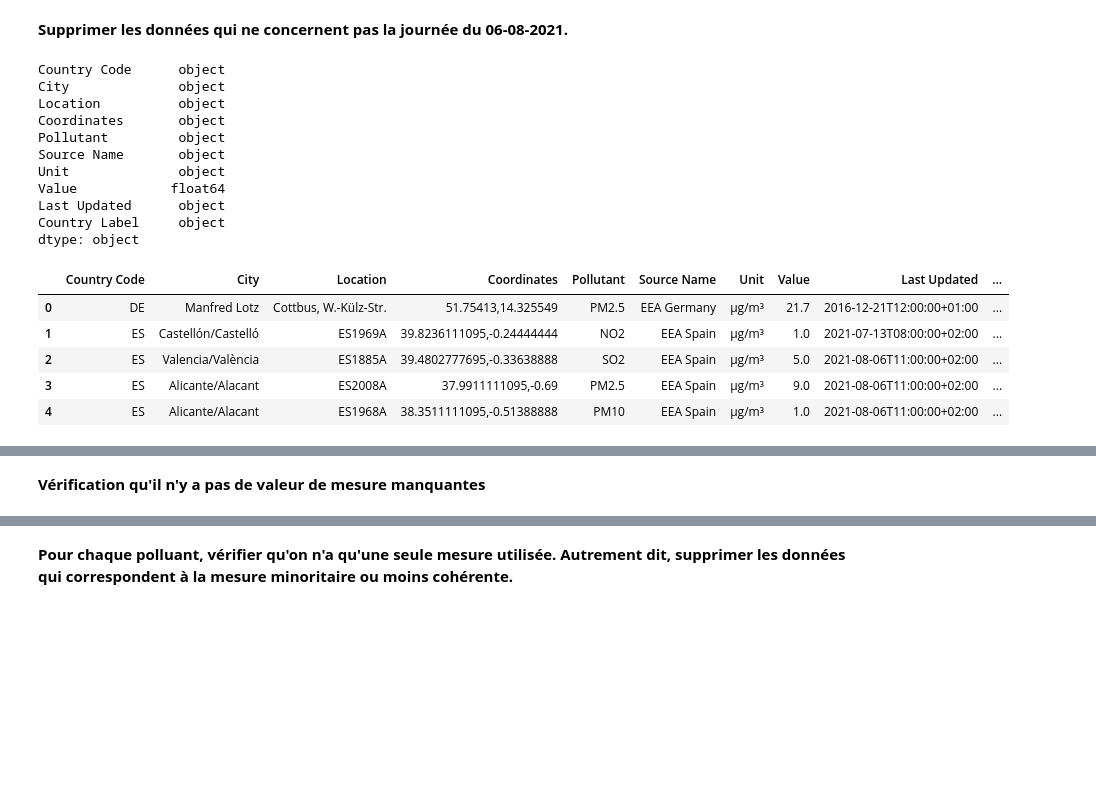
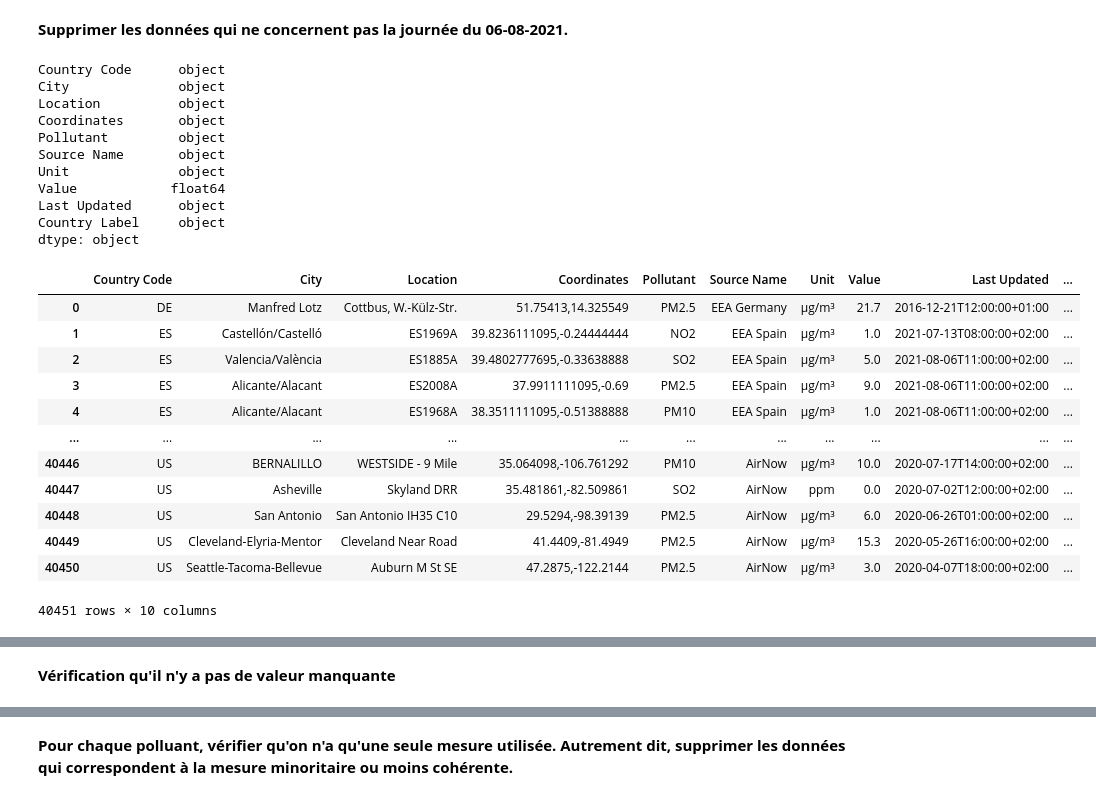
Before and after one commit to jocelyn-ep/S5-J2-Nettoyage-Analyse-BDD, a Jupyter notebook: Air quality/air_quality.ipynb, the cells around one changed output, grey strips where cells are left out. Drawn from its saved outputs; the diff is of its cells as text; code cells hidden in the pictures; blank space fills up the shorter version.

```diff
--- a/Air quality/air_quality.ipynb
+++ b/Air quality/air_quality.ipynb
@@ -10,10 +10,15 @@ Source : https://public.opendatasoft.com/explore/dataset/openaq/export/?disjunct
 import pandas as pd
 import numpy as np
 
-df = pd.read_csv('openaq.csv', on_bad_lines='skip', delimiter=";")
+#configuration d'autres valeurs manquante
+missing_values = ["n/a", "na", "--", " "]
+
+#import
+df = pd.read_csv('openaq.csv', on_bad_lines='skip', delimiter=";", na_values = missing_values)
+
 #vérifications du type de données par colonne
 print(df.dtypes)
-df.head()
+df
 # %% [output]
 Country Code      object
 City              object
@@ -39,29 +51,36 @@ dtype: object
 # %%
 #conversion en utf-8 : cela force à se débarasser des lignes dont les caractères sont illisibles
 for row in df :
   row.encode('utf-8','ignore').decode("utf-8")
 
 #vérifications du type de données par colonne
 print(df.dtypes)
-df.head()
+df
 # %% [output]
 Country Code      object
 City              object
 Location          object
 Coordinates       object
 Pollutant         object
 Source Name       object
 Unit              object
 Value            float64
 Last Updated      object
 Country Label     object
 dtype: object
 |  | Country Code | City | Location | Coordinates | Pollutant | Source Name | Unit | Value | Last Updated | ... |
 | 0 | DE | Manfred Lotz | Cottbus, W.-Külz-Str. | 51.75413,14.325549 | PM2.5 | EEA Germany | µg/m³ | 21.7 | 2016-12-21T12:00:00+01:00 | ... |
 | 1 | ES | Castellón/Castelló | ES1969A | 39.8236111095,-0.24444444 | NO2 | EEA Spain | µg/m³ | 1.0 | 2021-07-13T08:00:00+02:00 | ... |
 | 2 | ES | Valencia/València | ES1885A | 39.4802777695,-0.33638888 | SO2 | EEA Spain | µg/m³ | 5.0 | 2021-08-06T11:00:00+02:00 | ... |
 | 3 | ES | Alicante/Alacant | ES2008A | 37.9911111095,-0.69 | PM2.5 | EEA Spain | µg/m³ | 9.0 | 2021-08-06T11:00:00+02:00 | ... |
 | 4 | ES | Alicante/Alacant | ES1968A | 38.3511111095,-0.51388888 | PM10 | EEA Spain | µg/m³ | 1.0 | 2021-08-06T11:00:00+02:00 | ... |
+| ... | ... | ... | ... | ... | ... | ... | ... | ... | ... | ... |
+| 40446 | US | BERNALILLO | WESTSIDE - 9 Mile | 35.064098,-106.761292 | PM10 | AirNow | µg/m³ | 10.0 | 2020-07-17T14:00:00+02:00 | ... |
+| 40447 | US | Asheville | Skyland DRR | 35.481861,-82.509861 | SO2 | AirNow | ppm | 0.0 | 2020-07-02T12:00:00+02:00 | ... |
+| 40448 | US | San Antonio | San Antonio IH35 C10 | 29.5294,-98.39139 | PM2.5 | AirNow | µg/m³ | 6.0 | 2020-06-26T01:00:00+02:00 | ... |
+| 40449 | US | Cleveland-Elyria-Mentor | Cleveland Near Road | 41.4409,-81.4949 | PM2.5 | AirNow | µg/m³ | 15.3 | 2020-05-26T16:00:00+02:00 | ... |
+| 40450 | US | Seattle-Tacoma-Bellevue | Auburn M St SE | 47.2875,-122.2144 | PM2.5 | AirNow | µg/m³ | 3.0 | 2020-04-07T18:00:00+02:00 | ... |
+40451 rows × 10 columns
 # %%
 df = df.loc[df["Last Updated"].str.contains("2021-08-06")]
 df
@@ -80,7 +99,7 @@ df
 | 40412 | TH | Chachoengsao | Municipality Office Tungsadao | 13.588554,101.286359 | O3 | Air4Thai | ppm | 0.016 | 2021-08-06T13:00:00+02:00 | ... |
 24287 rows × 10 columns
 # %% [markdown]
-**Vérification qu'il n'y a pas de valeur de mesure manquantes**
+**Vérification qu'il n'y a pas de valeur manquante**
 # %%
 # affichage des valeurs manquantes
 print("\nAffichage des valeurs nulles:")
```
Also changed, not shown: parts of 9 cells of this notebook, 2 other files.
